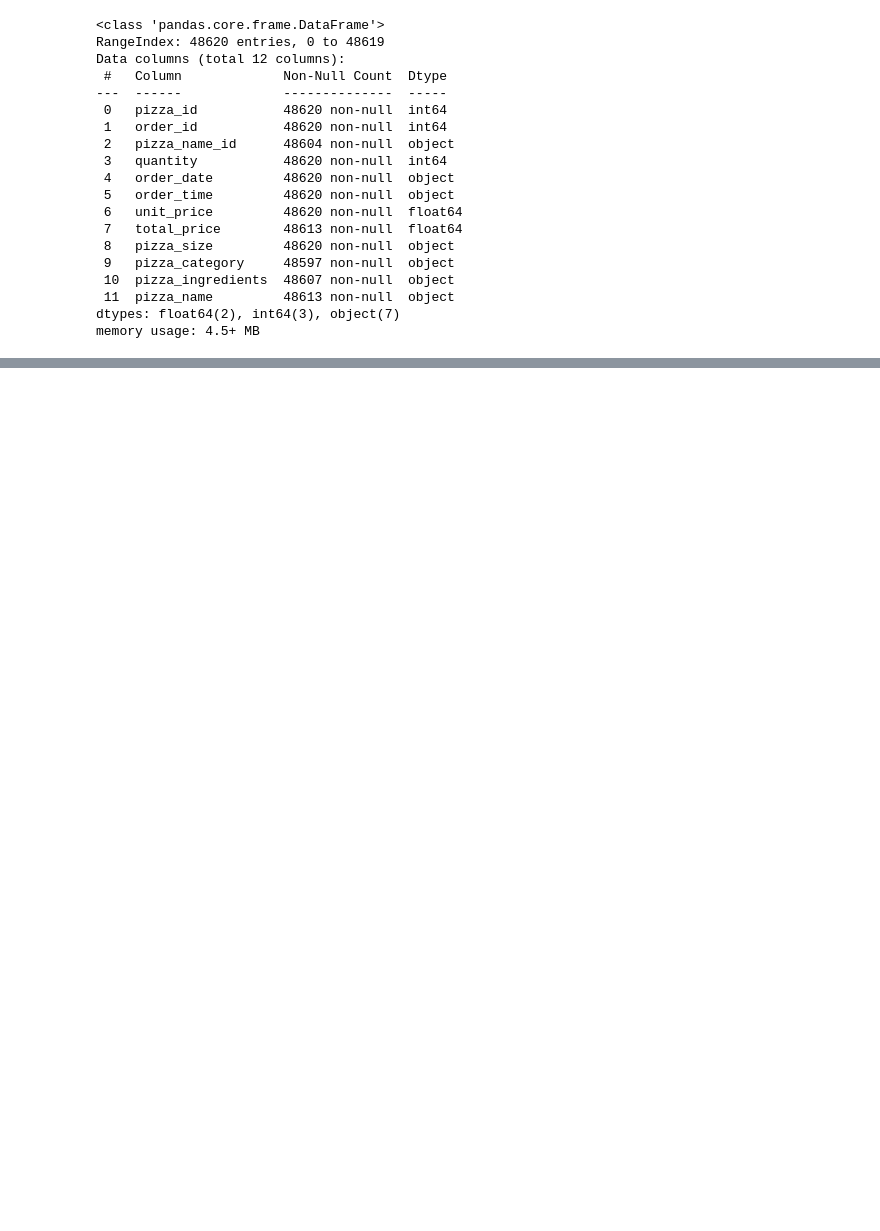
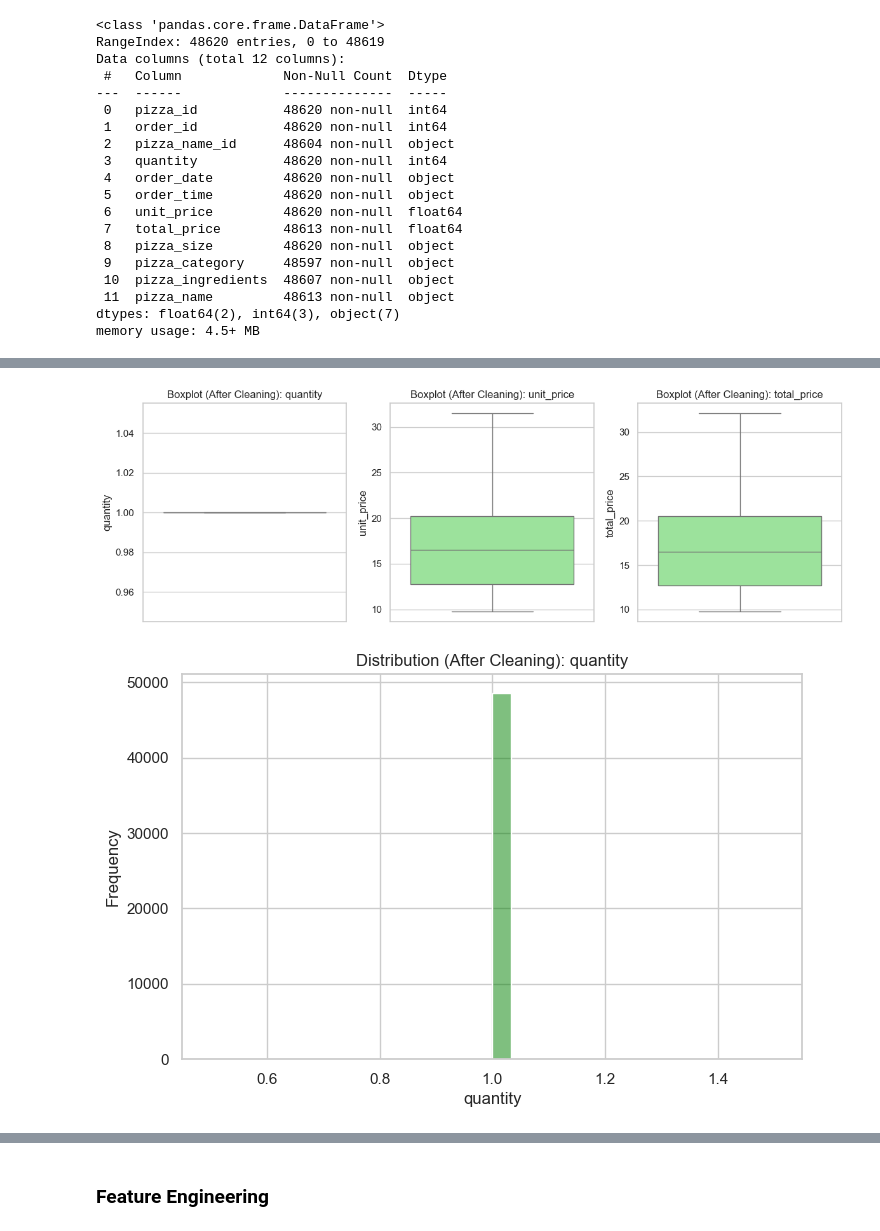
Before and after one commit to MugilCodes/Dominos---Predictive-Purchase-Order-System, a Jupyter notebook: Purchase_order_system.ipynb, the cells around one changed output, grey strips where cells are left out. Cells and saved outputs as stored; diff of their text form; code cells hidden in the pictures; blank space fills up the shorter version.

```diff
--- a/Purchase_order_system.ipynb
+++ b/Purchase_order_system.ipynb
@@ -250,0 +112,11 @@ plt.show()
+# %%
+# detect column names
+expected_cols = {
+    'pizza_type': [c for c in sales.columns if 'pizza' in c or 'product' in c or 'item' in c],
+    'quantity_sold': [c for c in sales.columns if 'quantity' in c or 'qty' in c or 'sold' in c],
+    'price': [c for c in sales.columns if 'price' in c or 'cost' in c],
+}
+
+pizza_col = expected_cols['pizza_type'][0] if expected_cols['pizza_type'] else None
+qty_col   = expected_cols['quantity_sold'][0] if expected_cols['quantity_sold'] else None
+price_col = expected_cols['price'][0] if expected_cols['price'] else None
@@ -250,0 +446,23 @@ plt.show()
+# %%
+# --- Visualization After Outlier Handling ---
+
+# Boxplots of cleaned numeric columns
+plt.figure(figsize=(12,4))
+for i, col in enumerate(numeric_cols, 1):
+    plt.subplot(1, 3, i)
+    sns.boxplot(y=sales[col], color="lightgreen")
+    plt.title(f"Boxplot (After Cleaning): {col}")
+plt.tight_layout()
+plt.show()
+
+# Histograms of cleaned numeric columns
+for col in numeric_cols:
+    plt.figure(figsize=(8,5))
+    sns.histplot(sales[col], kde=True, bins=30, color="green")
+    plt.title(f"Distribution (After Cleaning): {col}")
+    plt.xlabel(col)
+    plt.ylabel("Frequency")
+    plt.show()
+# %% [output]
+[figure, added]
+[figure, added]
@@ -250,0 +471,2 @@ plt.show()
+# %% [markdown]
+### Feature Engineering
```
Also changed, not shown: parts of 57 cells of this notebook.
